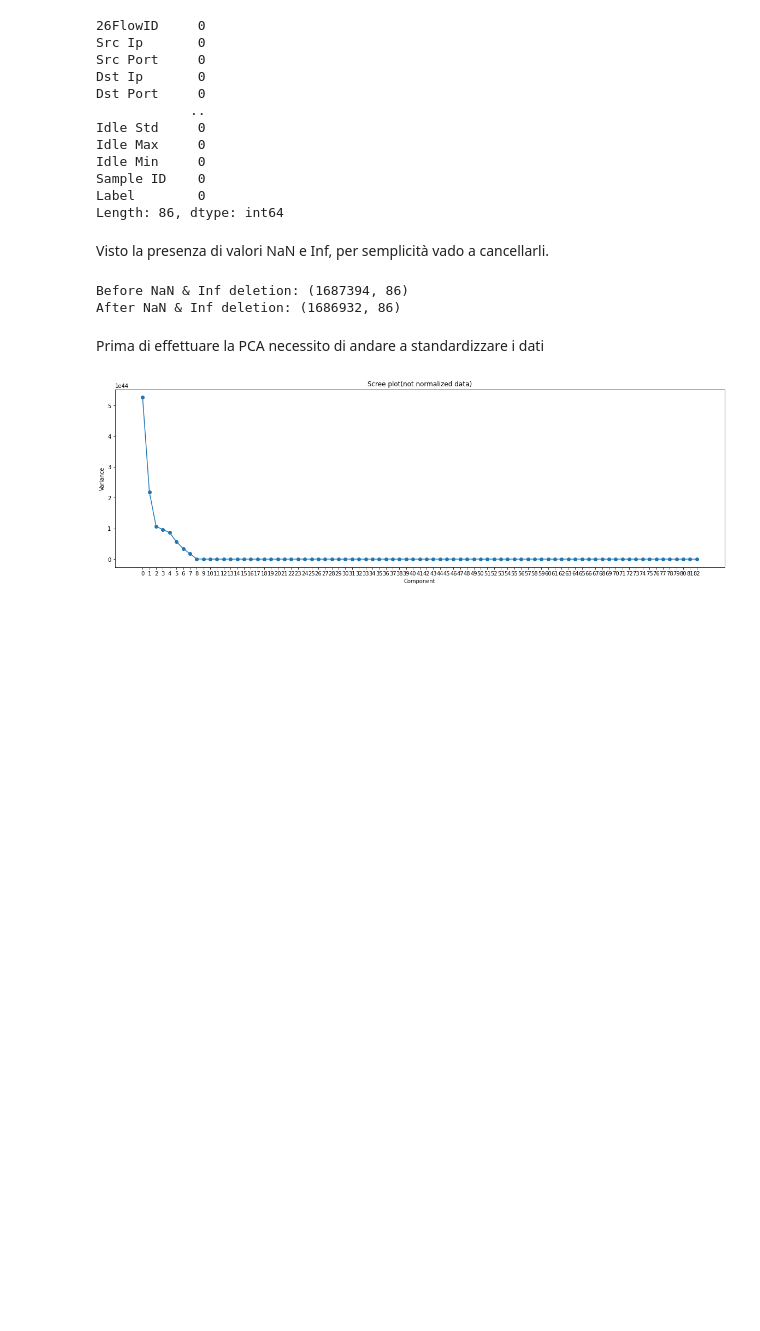
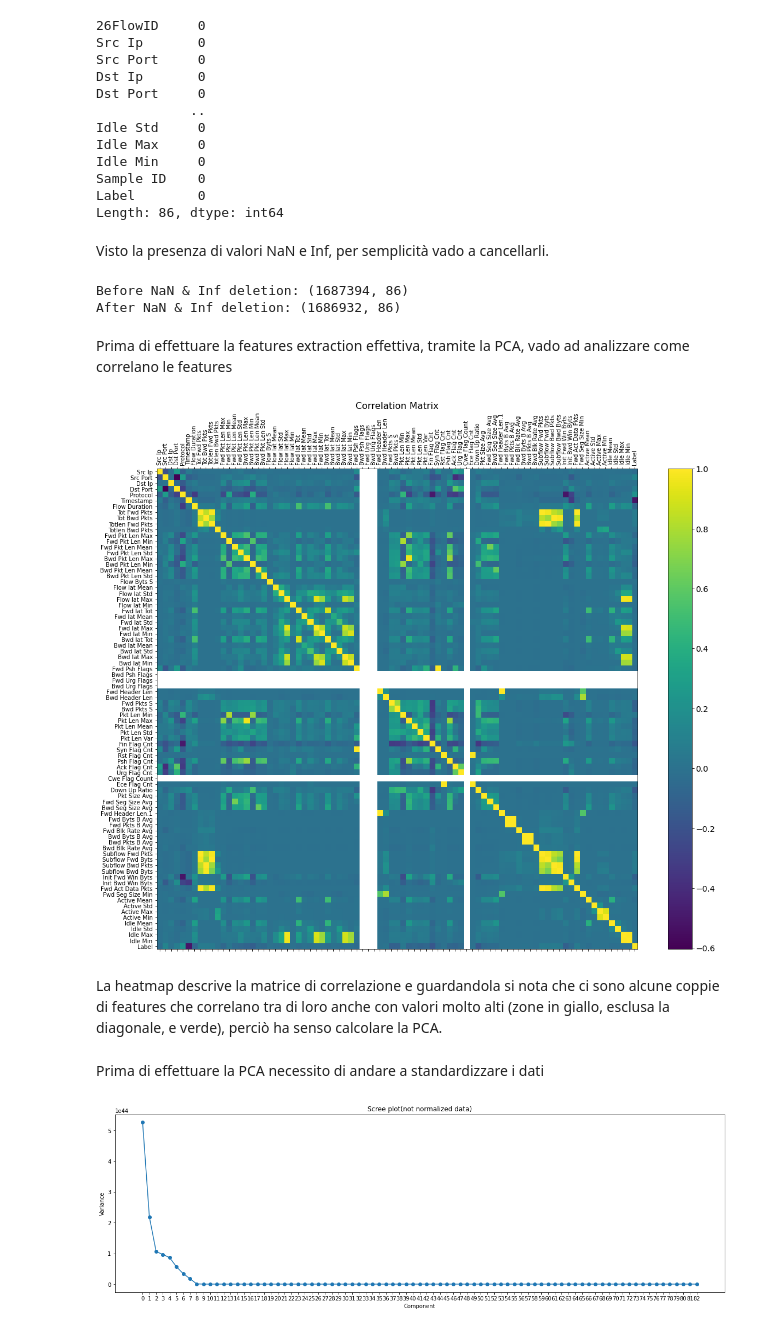
Before and after one commit to denisG99/ransomwareNetworkTrafficDetection, a Jupyter notebook: src/project.ipynb, the cells around one changed output. Drawn from its saved outputs; the diff is of its cells as text; code cells hidden in the pictures; blank space fills up the shorter version.

Commit message:
Correlation matrix

```diff
--- a/src/project.ipynb
+++ b/src/project.ipynb
@@ -243,6 +243,20 @@ print(f"After NaN & Inf deletion: {dataset.shape}")
 # %% [output]
 Before NaN & Inf deletion: (1687394, 86)
 After NaN & Inf deletion: (1686932, 86)
+# %% [markdown]
+Prima di effettuare la features extraction effettiva, tramite la PCA, vado ad analizzare come correlano le features
+# %%
+f = plt.figure(figsize=(19, 15))
+plt.matshow(dataset.corr(), fignum=f.number)
+plt.xticks(range(dataset.select_dtypes(['number']).shape[1]), dataset.select_dtypes(['number']).columns, fontsize=10, rotation=90)
+plt.yticks(range(dataset.select_dtypes(['number']).shape[1]), dataset.select_dtypes(['number']).columns, fontsize=10)
+cb = plt.colorbar()
+cb.ax.tick_params(labelsize=14)
+plt.title('Correlation Matrix', fontsize=16);
+# %% [output]
+[figure, added]
+# %% [markdown]
+La heatmap descrive la matrice di correlazione e guardandola si nota che ci sono alcune coppie di features che correlano tra di loro anche con valori molto alti (zone in giallo, esclusa la diagonale, e verde), perciò ha senso calcolare la PCA.
 # %% [markdown]
 Prima di effettuare la PCA necessito di andare a standardizzare i dati
 # %%
```
